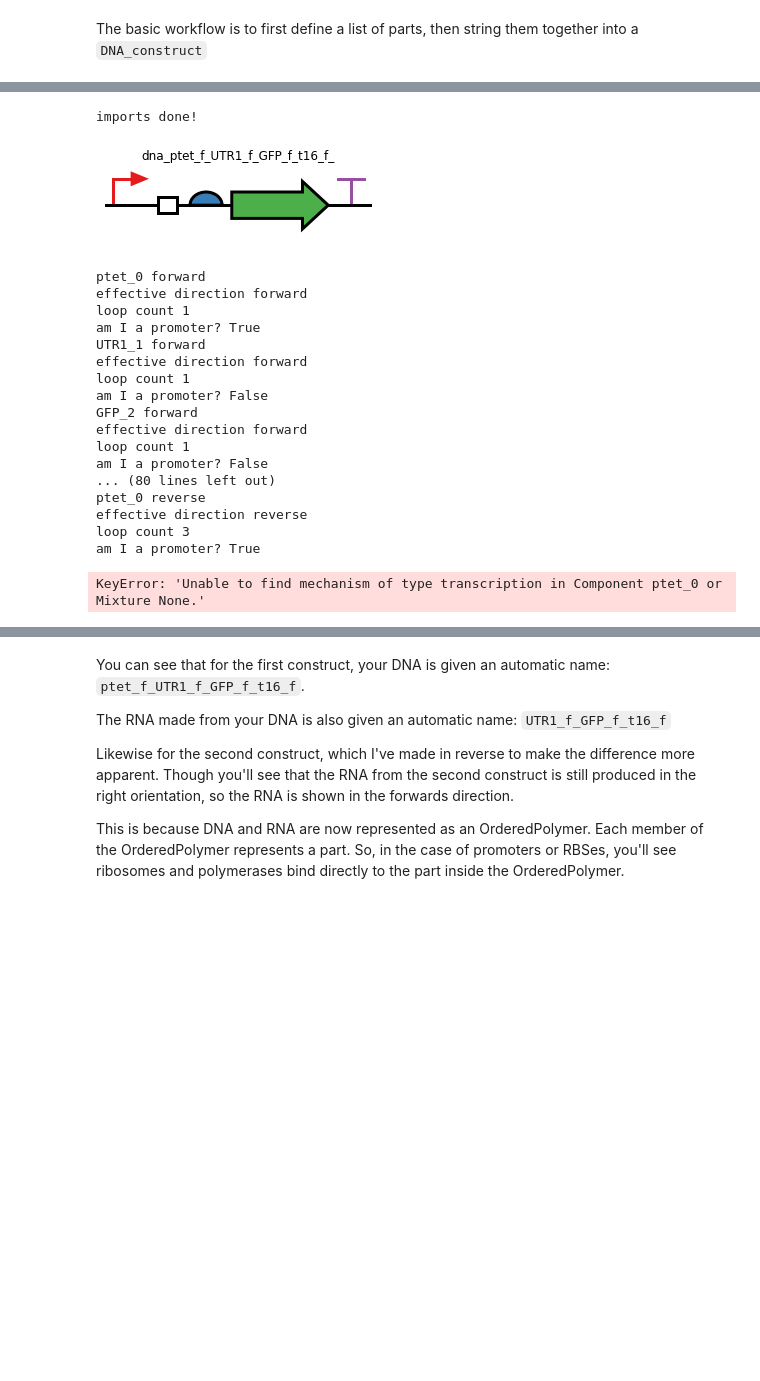
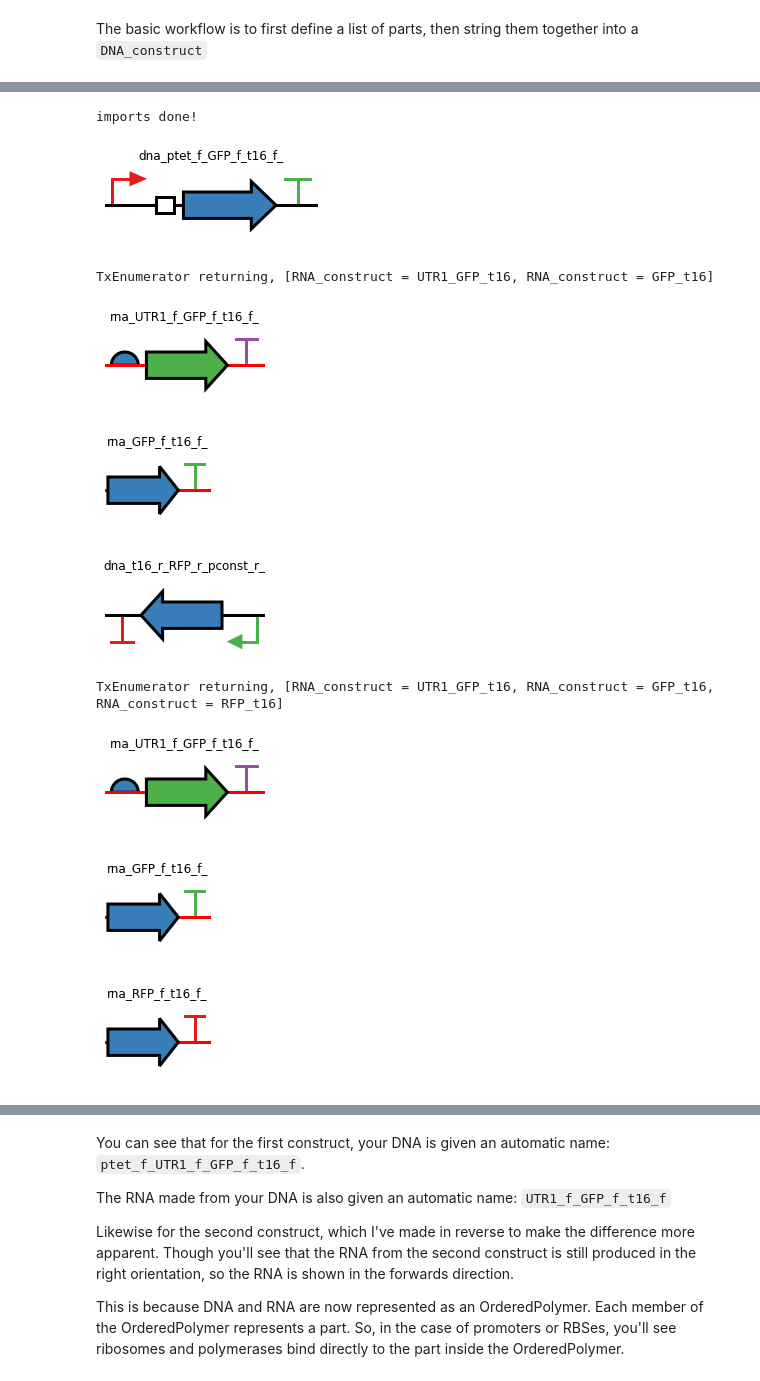
Before and after one commit to BuildACell/bioCRNpyler, a Jupyter notebook: examples/DNA_construct Examples.ipynb, the cells around one changed output, grey strips where cells are left out. Drawn from its saved outputs; the diff is of its cells as text; code cells hidden in the pictures; blank space fills up the shorter version.

```diff
--- a/examples/DNA_construct Examples.ipynb
+++ b/examples/DNA_construct Examples.ipynb
@@ -121,51 +113,45 @@ ptet = RegulatedPromoter("ptet",["tetr"],leak=True) #this is a repressible promo
 pconst = Promoter("pconst") #constitutive promoter
 pcomb = CombinatorialPromoter("pcomb",["arac","laci"], leak=False,
                               tx_capable_list = [["arac"], ["laci"]]) #the Combinations A and B or just A or just B be transcribed
 utr1 = RBS("UTR1") #regular RBS
 utr2 = RBS("UTR1") #regular RBS
 gfp = CDS("GFP","GFP") #a CDS has a name and a protein name. so this one is called GFP and the protein is also called GFP
 fusrfp = CDS("fusRFP","RFP",no_stop_codons=["forward"]) #you can say that a protein has no stop codon. This is a little different from a fusion protein, because in this case you are saying that the ribosome reads through two proteins but still produces two distinct proteins, rather than one fused protein. This can happen in the case of the ta peptide which causes a peptide bond not to be formed while making a protein.
 rfp = CDS("RFP","RFP") #regular RFP
 cfp = CDS("CFP","CFP") #cfp
 t16 = Terminator("t16") #a terminator stops transcription
 
 
 #now that the parts are defined, we can put together our construct.
-construct_1 = DNA_construct([[ptet,"forward"],[utr1,"forward"],[gfp,"forward"],[t16,"forward"]])
-construct_2 = DNA_construct([[t16,"reverse"],[rfp,"reverse"],[utr2,"reverse"],[pconst,"reverse"]])
+#construct_1 = DNA_construct([[ptet,"forward"],[utr1,"forward"],[gfp,"forward"],[t16,"forward"]])
+#construct_2 = DNA_construct([[t16,"reverse"],[rfp,"reverse"],[utr2,"reverse"],[pconst,"reverse"]])
+
+construct_1 = DNA_construct([[ptet,"forward"],[gfp,"forward"],[t16,"forward"]])
+construct_2 = DNA_construct([[t16,"reverse"],[rfp,"reverse"],[pconst,"reverse"]])
+
 #now, we are using dnaplotlib to plot the constructs
 
 
 if(dpl_enabled):
     plotConstruct(construct_1,debug=False,plot_rnas=True)
     plotConstruct(construct_2,debug=False,plot_rnas=True)
     print(construct_1.show())
     print(construct_2.show())
 
 #some very basic parameters are defined
 parameters={"cooperativity":2,"kb":100, "ku":10, "ktx":.05, "ktl":.2, "kdeg":2,"kint":.05}
 
 components = [construct_1,construct_2]
 myMixture = TxTlExtract(name = "txtl", parameters = parameters, components = components)
 myCRN = myMixture.compile_crn()
 # %% [output]
 imports done!
-[figure, old version]
+[figure, new version]
-ptet_0 forward
-effective direction forward
-loop count 1
-am I a promoter? True
-UTR1_1 forward
-effective direction forward
-loop count 1
-am I a promoter? False
-GFP_2 forward
-effective direction forward
-loop count 1
-am I a promoter? False
-... (80 lines left out)
-ptet_0 reverse
-effective direction reverse
-loop count 3
-am I a promoter? True
+TxEnumerator returning, [RNA_construct = UTR1_GFP_t16, RNA_construct = GFP_t16]
+[figure, added]
+[figure, added]
+[figure, added]
-KeyError: 'Unable to find mechanism of type transcription in Component ptet_0 or Mixture None.'
+TxEnumerator returning, [RNA_construct = UTR1_GFP_t16, RNA_construct = GFP_t16, RNA_construct = RFP_t16]
+[figure, added]
+[figure, added]
+[figure, added]
```
Also changed, not shown: parts of 2 cells of this notebook, 3 other files.
